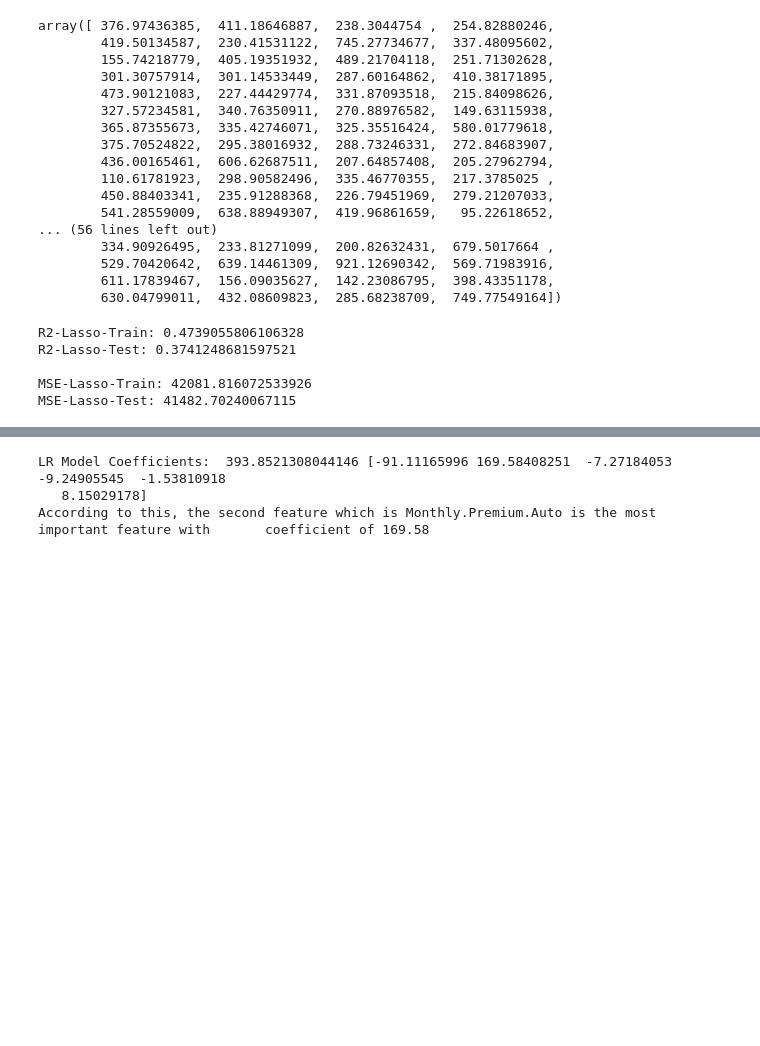
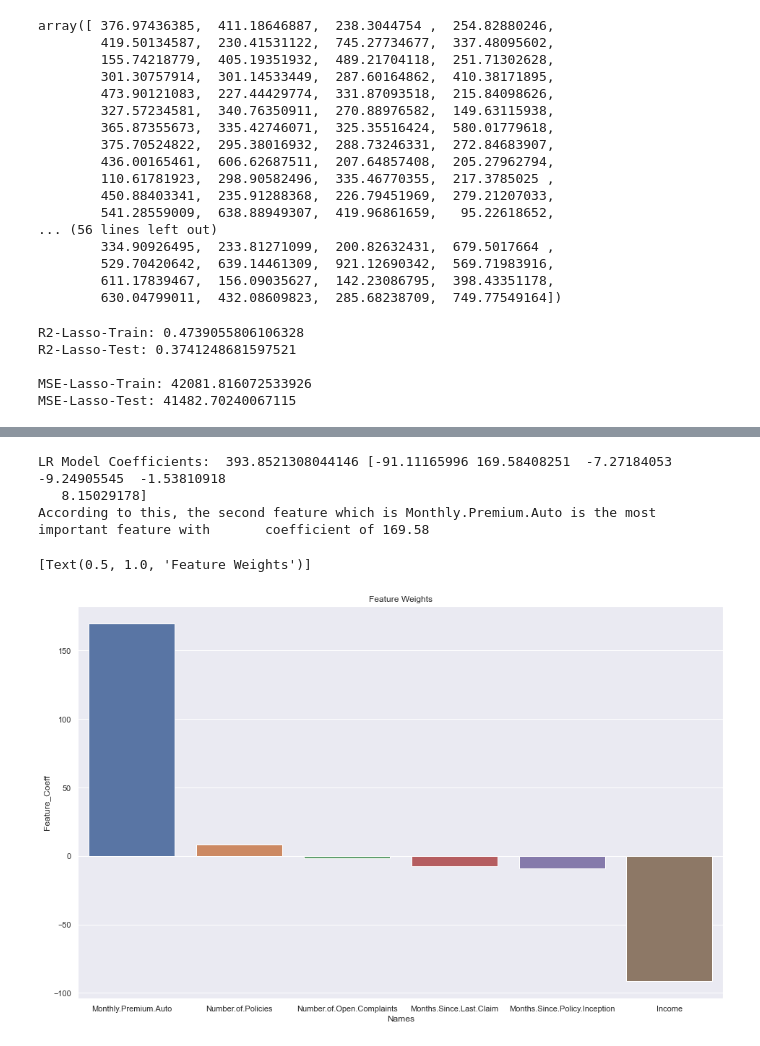
Before and after one commit to AyushVachaspati/MLTPAPER, a Jupyter notebook: MLT.ipynb, the cells around one changed output, grey strips where cells are left out. Drawn from its saved outputs; the diff is of its cells as text; code cells hidden in the pictures; blank space fills up the shorter version.

```diff
--- a/MLT.ipynb
+++ b/MLT.ipynb
@@ -180,13 +206,20 @@ MSE-Lasso-Test: 41482.70240067115
 # %%
-#Plot to compare models
-
-
-
-#Coefficients of Linear Regression are
+# Coefficients of Linear Regression are
+# According to this, the second feature which is Monthly.Premium.Auto is the most important feature with coefficient of 169.58"
 print("LR Model Coefficients: ", model.intercept_, model.coef_)
 print("According to this, the second feature which is Monthly.Premium.Auto is the most important feature with \
       coefficient of 169.58")
+
+
+sns.set(rc={'figure.figsize':(16,10)})
+a = pd.DataFrame()
+a['Names'] = x.columns
+a['Feature_Coeff'] = model.coef_
+a = a.sort_values('Feature_Coeff',ascending=False)
+sns.barplot(x=a['Names'],y=a['Feature_Coeff'],data=a).set(title='Feature Weights')
 # %% [output]
 LR Model Coefficients:  393.8521308044146 [-91.11165996 169.58408251  -7.27184053  -9.24905545  -1.53810918
    8.15029178]
 According to this, the second feature which is Monthly.Premium.Auto is the most important feature with       coefficient of 169.58
+[Text(0.5, 1.0, 'Feature Weights')]
+[figure, added]
```
Also changed, not shown: parts of 2 cells of this notebook.
